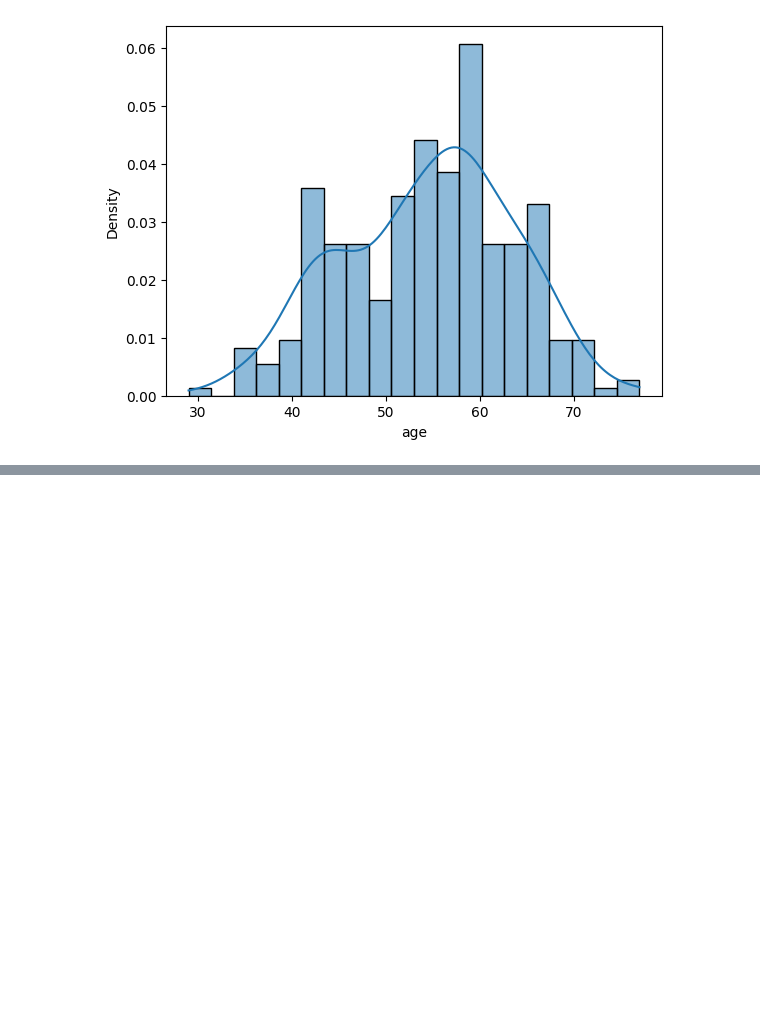
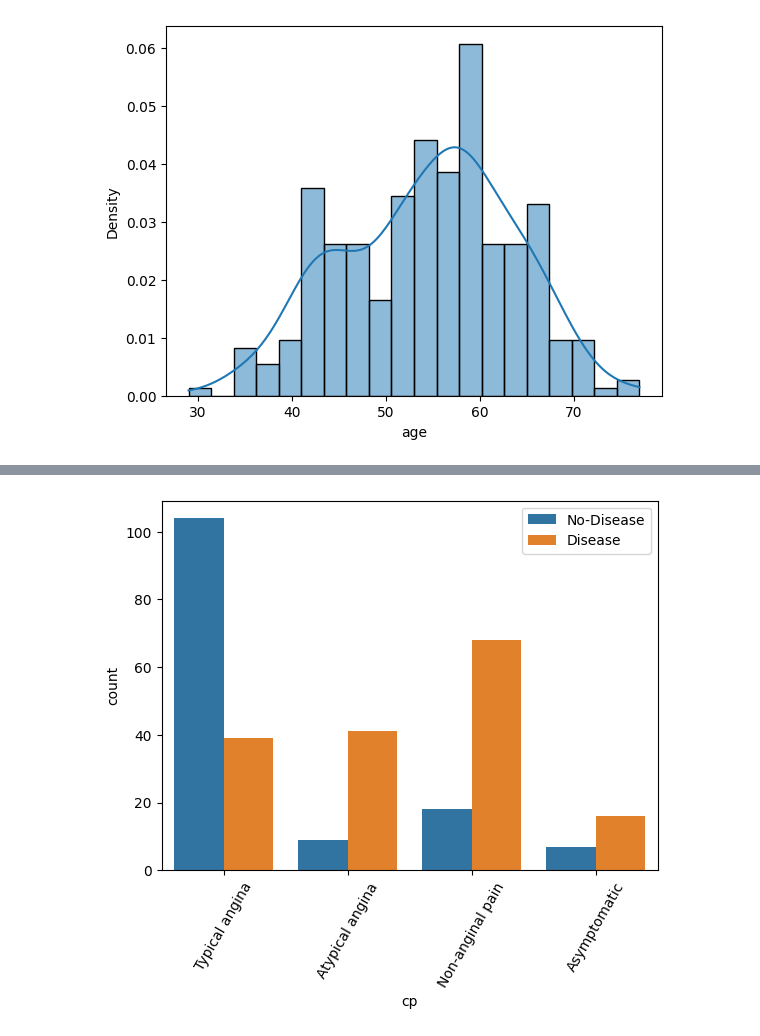
Before and after one commit to yash66gupta/Heart-disease-analysis, a Jupyter notebook: Heart_disease_data_analysis.ipynb, the cells around one changed output, grey strips where cells are left out. Cells and saved outputs as stored; diff of their text form; code cells hidden in the pictures; blank space fills up the shorter version.

```diff
--- a/Heart_disease_data_analysis.ipynb
+++ b/Heart_disease_data_analysis.ipynb
@@ -161,0 +168,7 @@ plt.show()
+# %%
+sns.countplot(x='cp',hue='target',data=df1)
+plt.xticks([0,1,2,3],['Typical angina','Atypical angina','Non-anginal pain','Asymptomatic'],rotation=60)
+plt.legend(labels=['No-Disease','Disease'])
+plt.show()
+# %% [output]
+[figure, added]
```
Also changed, not shown: parts of 1 cell of this notebook.
